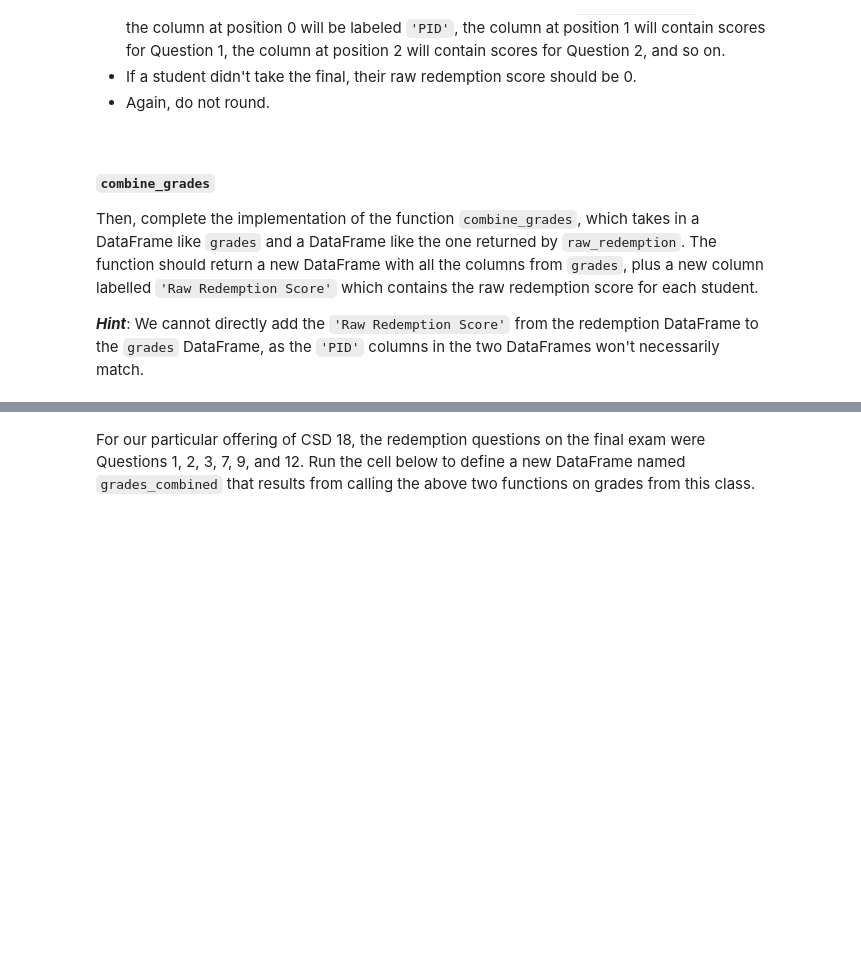
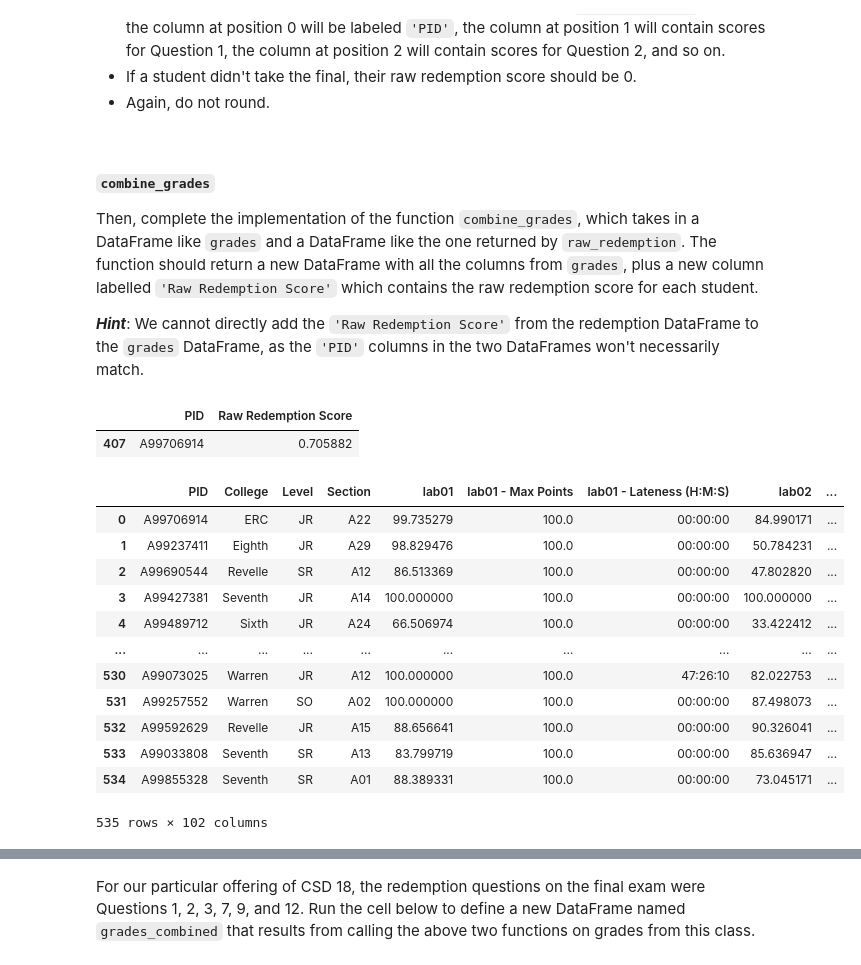
Before and after one commit to norahkerendian/dsc80-2024-fa, a Jupyter notebook: projects/project01/project.ipynb, the cells around one changed output, grey strips where cells are left out. Drawn from its saved outputs; the diff is of its cells as text; code cells hidden in the pictures; blank space fills up the shorter version.

```diff
--- a/projects/project01/project.ipynb
+++ b/projects/project01/project.ipynb
@@ -690,5 +689,31 @@ For example, suppose `example_breakdown` is as follows:
 Then, complete the implementation of the function `combine_grades`, which takes in a DataFrame like `grades` and a DataFrame like the one returned by `raw_redemption`. The function should return a new DataFrame with all the columns from `grades`, plus a new column labelled `'Raw Redemption Score'` which contains the raw redemption score for each student.
 
 ***Hint***: We cannot directly add the `'Raw Redemption Score'` from the redemption DataFrame to the `grades` DataFrame, as the `'PID'` columns in the two DataFrames won't necessarily match.
+# %%
+# raw_redemption: so i just want to sum up all the points earned for the redemption questions and then divide that sum by the sum of the total possible points for redemption question
+# i can get the total possible points from the column names or i can also just get the max value of the sums since it is gaurenteed to have one student with a perfect score
+# also maybe you have to create a check for NaN values. if it is NaN, then the output would just be 0
+raw_redemption_scores = raw_redemption(final_breakdown, [1,2,4])
+raw_redemption_scores[raw_redemption_scores['PID'] == 'A99706914']
+# %% [output]
+|  | PID | Raw Redemption Score |
+| 407 | A99706914 | 0.705882 |
+# %%
+# since all the PID do exist in the grades df, i just need to do a merge between the two columns
+combine_grades(grades, raw_redemption_scores)
+# %% [output]
+|  | PID | College | Level | Section | lab01 | lab01 - Max Points | lab01 - Lateness (H:M:S) | lab02 | ... |
+| 0 | A99706914 | ERC | JR | A22 | 99.735279 | 100.0 | 00:00:00 | 84.990171 | ... |
+| 1 | A99237411 | Eighth | JR | A29 | 98.829476 | 100.0 | 00:00:00 | 50.784231 | ... |
+| 2 | A99690544 | Revelle | SR | A12 | 86.513369 | 100.0 | 00:00:00 | 47.802820 | ... |
+| 3 | A99427381 | Seventh | JR | A14 | 100.000000 | 100.0 | 00:00:00 | 100.000000 | ... |
+| 4 | A99489712 | Sixth | JR | A24 | 66.506974 | 100.0 | 00:00:00 | 33.422412 | ... |
+| ... | ... | ... | ... | ... | ... | ... | ... | ... | ... |
+| 530 | A99073025 | Warren | JR | A12 | 100.000000 | 100.0 | 47:26:10 | 82.022753 | ... |
+| 531 | A99257552 | Warren | SO | A02 | 100.000000 | 100.0 | 00:00:00 | 87.498073 | ... |
+| 532 | A99592629 | Revelle | JR | A15 | 88.656641 | 100.0 | 00:00:00 | 90.326041 | ... |
+| 533 | A99033808 | Seventh | SR | A13 | 83.799719 | 100.0 | 00:00:00 | 85.636947 | ... |
+| 534 | A99855328 | Seventh | SR | A01 | 88.389331 | 100.0 | 00:00:00 | 73.045171 | ... |
+535 rows × 102 columns
 # %%
 grader.check("q8")
```
Also changed, not shown: parts of 30 cells of this notebook, 11 other files.
